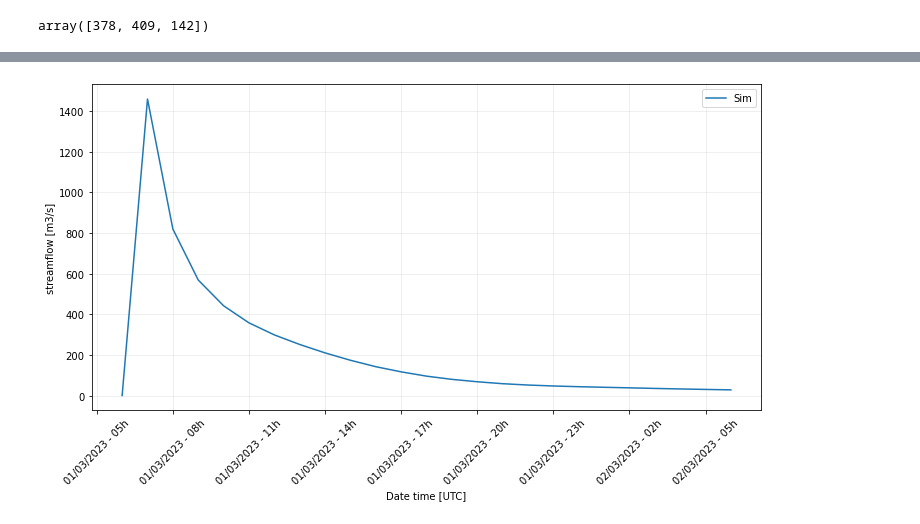
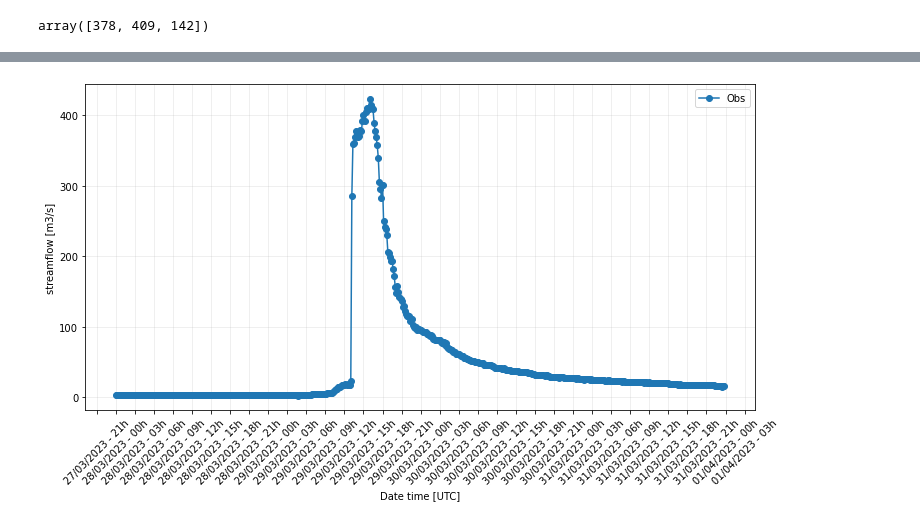
Before and after one commit to matias-suarez/wrf-hydro-calibration, a Jupyter notebook: frxst_out_point.ipynb, the cells around one changed output, grey strips where cells are left out. Cells and saved outputs as stored; diff of their text form; code cells hidden in the pictures.

```diff
--- a/frxst_out_point.ipynb
+++ b/frxst_out_point.ipynb
@@ -20,3 +20,6 @@ df
 | 73 | 86400 | 2023-03-02 06:00:00 | 409 | -64.64684 | ******** | 51.126 | 1805.505 | 1.073 |
 | 74 | 86400 | 2023-03-02 06:00:00 | 142 | -64.53544 | ******** | 0.000 | 0.000 | 0.000 |
 75 rows × 8 columns
+# %%
+q1_obs = pd.read_excel('caudal_obs_1.xlsx')
+q1_obs
@@ -22,0 +40,3 @@ df
+# %%
+q1_obs['Fecha'] =  pd.to_datetime(q1_obs['Fecha'], format='%Y-%m-%d %H:%M:%S')
+q1_obs
@@ -22,0 +57,3 @@ df
+# %%
+q1_obs.set_index('Fecha', inplace=True)
+q1_obs
@@ -90,33 +145,38 @@ df_id1
 # %%
 fig_width = 12
 fig_height = 6
 
 xtick_fontsize = 10
 ytick_fontsize = 10
 xy_label_fontsize = 10
 rotation = 45
 hour_interval = 3
 
 #########################################################################
 fig = plt.figure(figsize=[fig_width,fig_height])
 
 ax = fig.add_subplot(111)
 myFmt = mdates.DateFormatter('%d/%m/%Y - %Hh')
 
-ax.plot(df_id1.index,
-        df_id1['caudal[m3/s]'],
-        label='Sim')
+# ax.plot(df_id1.index,
+#         df_id1['caudal[m3/s]'],
+#         label='Sim', marker='o')
+
+ax.plot(q1_obs.index,
+        q1_obs['Caudal'],
+        label='Obs', marker='o')
 
 ax.set_ylabel('streamflow [m3/s]', fontsize=xy_label_fontsize)
 ax.set_xlabel('Date time [UTC]', fontsize=xy_label_fontsize)
 
 ax.grid(alpha=.25)
 ax.xaxis.set_major_formatter(myFmt)
 ax.xaxis.set_major_locator(mdates.HourLocator(interval = hour_interval))
 
 plt.xticks(fontsize=xtick_fontsize,rotation=rotation)
 plt.yticks(fontsize=xtick_fontsize)
+
 plt.legend()
 plt.show()
 # %% [output]
-[figure, old version]
+[figure, new version]
```
Also changed, not shown: parts of 9 cells of this notebook, 2 other files.
